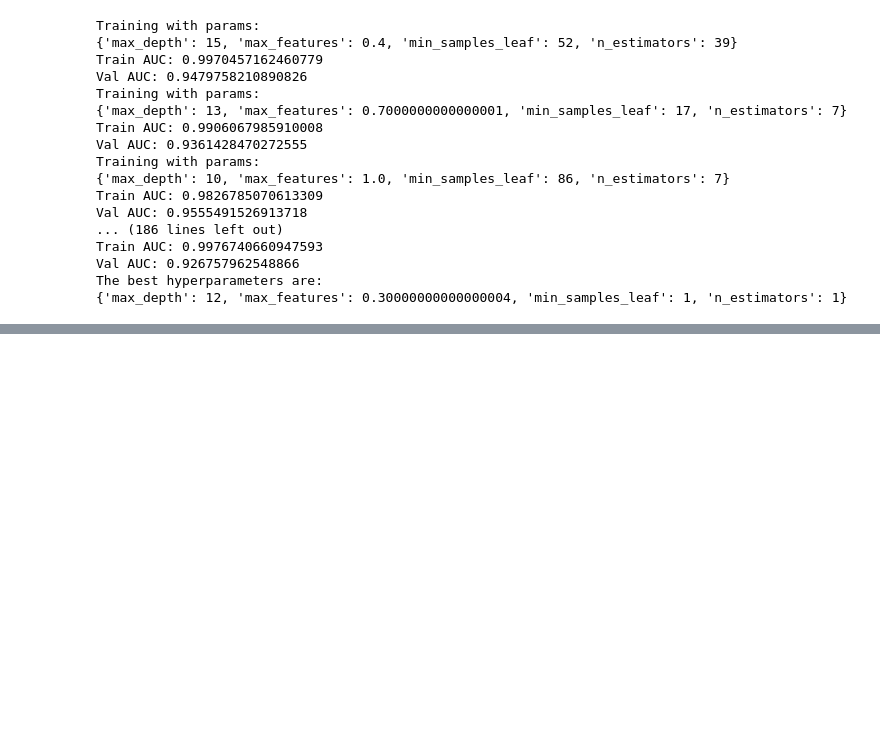
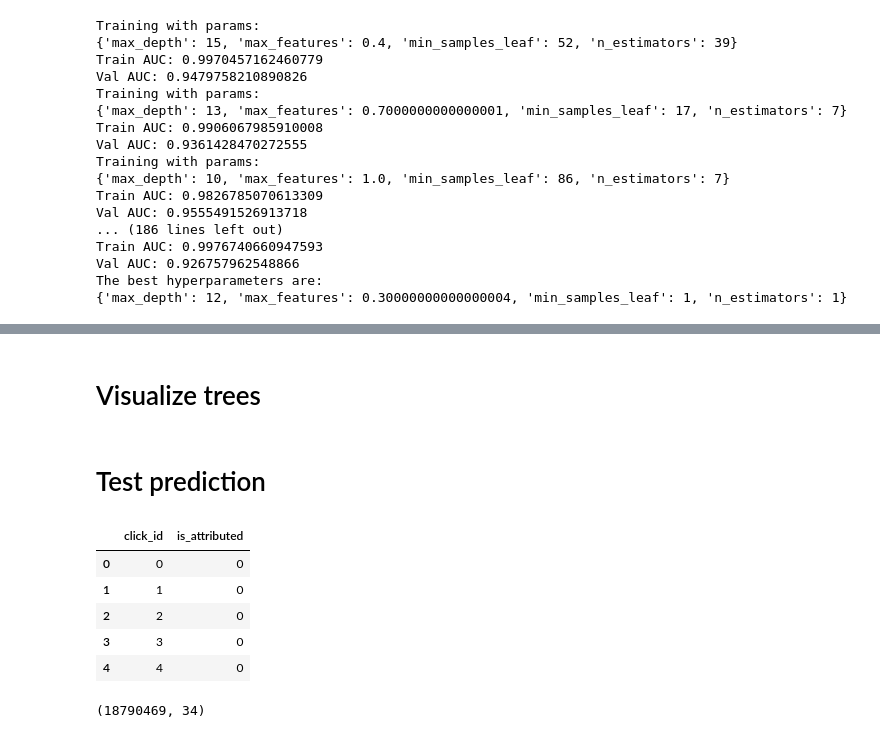
Before and after one commit to anhquan0412/talkingdata_clickfraud, a Jupyter notebook: new_RF.ipynb, the cells around one changed output, grey strips where cells are left out. Cells and saved outputs as stored; diff of their text form; code cells hidden in the pictures; blank space fills up the shorter version.

```diff
--- a/new_RF.ipynb
+++ b/new_RF.ipynb
@@ -193,0 +306,2 @@ The best hyperparameters are:
+# %% [markdown]
+# Visualize trees
@@ -193,0 +321,13 @@ The best hyperparameters are:
+# %% [markdown]
+# Test prediction
+# %%
+sub = pd.read_csv(PATH/'sample_submission.csv')
+# %%
+sub.head()
+# %% [output]
+|  | click_id | is_attributed |
+| 0 | 0 | 0 |
+| 1 | 1 | 0 |
+| 2 | 2 | 0 |
+| 3 | 3 | 0 |
+| 4 | 4 | 0 |
@@ -193,0 +336,4 @@ The best hyperparameters are:
+# %%
+test.shape
+# %% [output]
+(18790469, 34)
```
Also changed, not shown: parts of 30 cells of this notebook, 5 other files.
